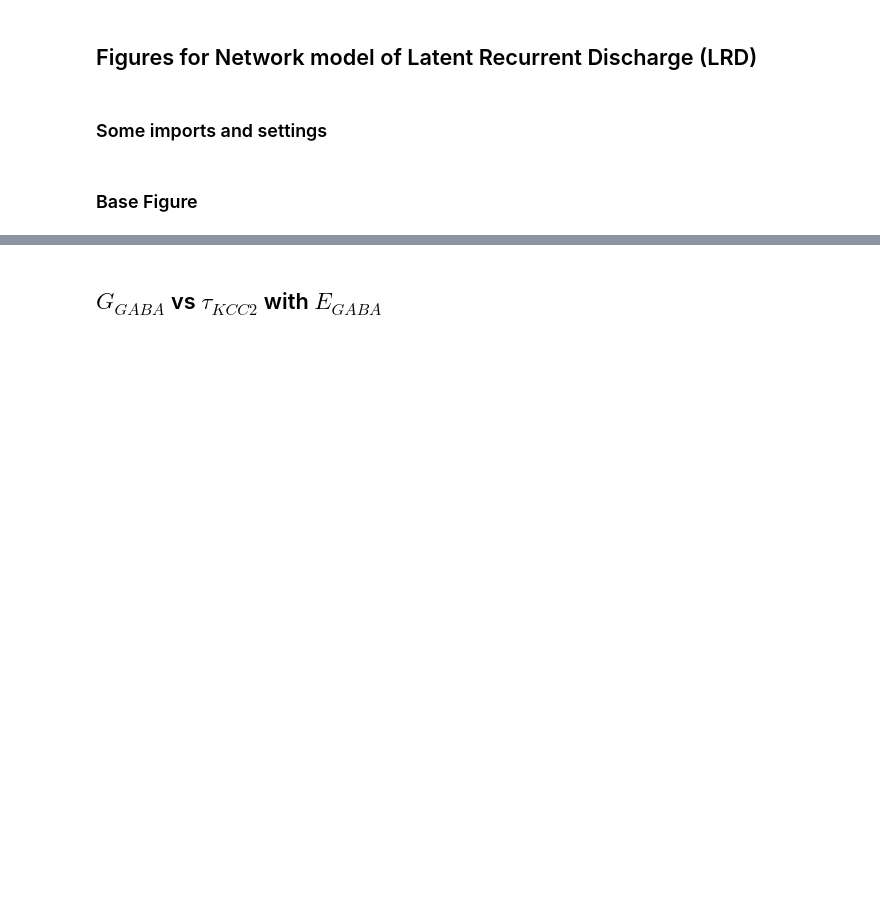
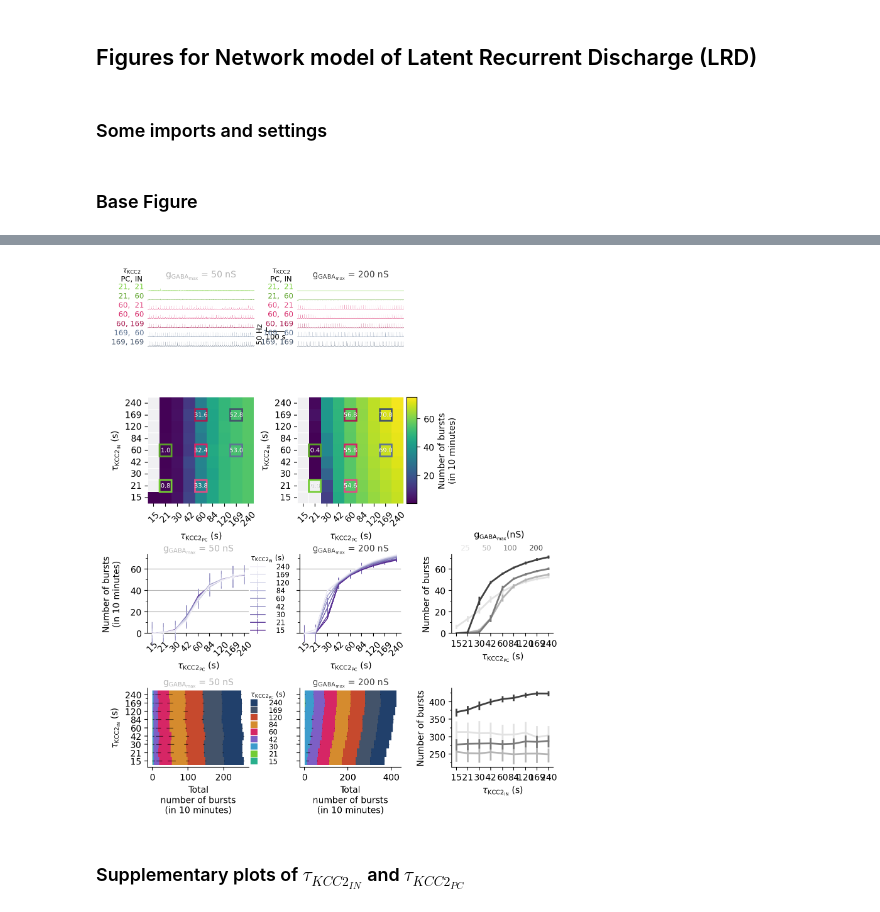
Before and after one commit to ChrisCurrin/goldilocks-GABA, a Jupyter notebook: lrd_figures.ipynb, the cells around one changed output, grey strips where cells are left out. Drawn from its saved outputs; the diff is of its cells as text; code cells hidden in the pictures; blank space fills up the shorter version.

```diff
--- a/lrd_figures.ipynb
+++ b/lrd_figures.ipynb
@@ -111,13 +160,10 @@ $\tau_{KCC2_{inh}}$
 # %%
-from lrdfigure_tau import Tau
+from scripts.lrdfigure_tau import Tau
 
-tau_KCC2_E_list = [int(g) for g in np.geomspace(50, 800, 9).round(0)]
-    # tau_KCC2_I_list = [50, 250, 375, 500, 800, 1000]
-tau_KCC2_I_list = tau_KCC2_E_list
 tau = Tau(
-    tau_KCC2_E_list=tau_KCC2_E_list,
-    tau_KCC2_I_list=tau_KCC2_I_list,
-    g_GABA_list=[50, 250],
+    tau_KCC2_E_list=TAU_KCC2_LIST,
+    tau_KCC2_I_list=TAU_KCC2_LIST,
+    g_GABA_list=G_GABA_LIST,
     seeds=(
         None,
         1038,
@@ -126,8 +172,9 @@ tau = Tau(
         1010,
     ),
 )
-tau.run(duration=600, nrn_idx_i=[0, 1, 2, 3]).plot(
-    plot_g_GABA_list=[50, 250]
-).save_figure(**save_args)
 
-del tau
+tau.run(duration=600, nrn_idx_i=[0, 1, 2, 3])
+_, g = tau.plot(plot_g_GABA_list=[50, 200])
+if SAVE_FIGS:
+    tau.save_figure(**save_args)
+# %% [output]
@@ -134,2 +184,3 @@ del tau
+[figure, added]
-# %% [markdown]
-## $G_{GABA}$ vs $\tau_{KCC2}$ with $E_{GABA}$
+# %% [markdown]
+### Supplementary plots of $\tau_{KCC2_{IN}}$ and $\tau_{KCC2_{PC}}$
```
Also changed, not shown: parts of 25 cells of this notebook, 10 other files.
